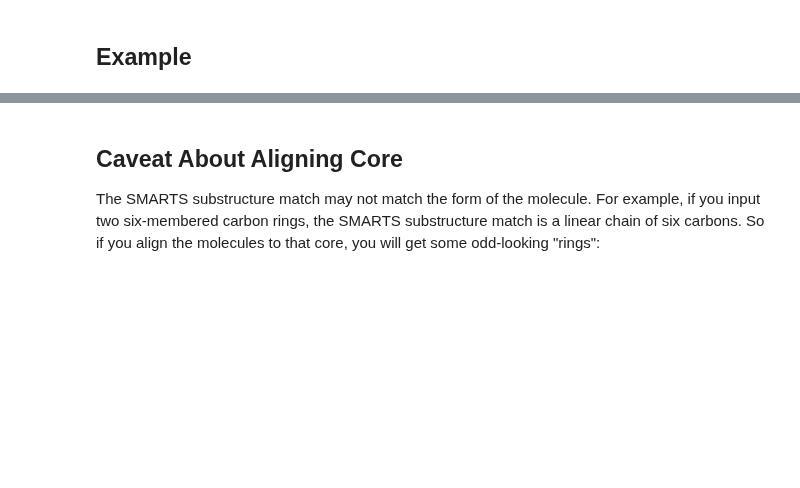
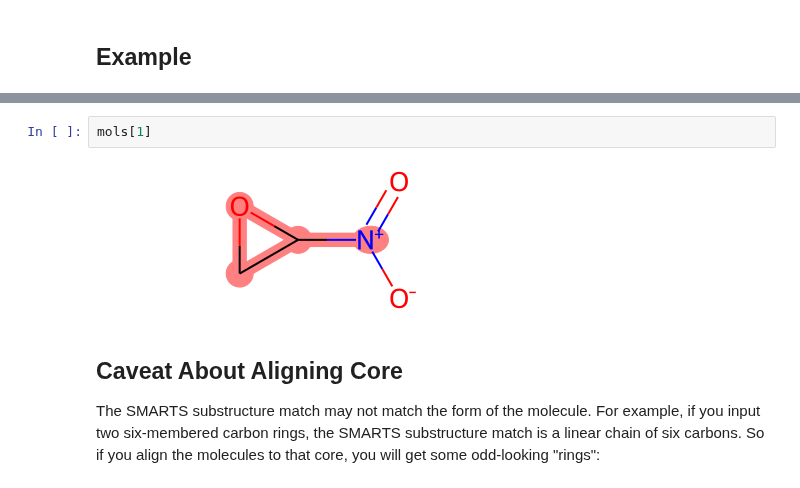
Before and after one commit to bertiewooster/RDKit-playing, a Jupyter notebook: SmilesMCStoGridImage.ipynb, the cells around one changed output, grey strips where cells are left out. Drawn from its saved outputs; the diff is of its cells as text; blank space fills up the shorter version.

```diff
--- a/SmilesMCStoGridImage.ipynb
+++ b/SmilesMCStoGridImage.ipynb
@@ -47,3 +108,7 @@ SmilesMCStoGridImage("NC1OC1", "C1OC1[N+](=O)[O-]")
+# %%
+mols[1]
+# %% [output]
+[figure, added]
 # %% [markdown]
 ## Caveat About Aligning Core
 The SMARTS substructure match may not match the form of the molecule. For example, if you input two six-membered carbon rings, the SMARTS substructure match is a linear chain of six carbons. So if you align the molecules to that core, you will get some odd-looking "rings":
```
Also changed, not shown: parts of 22 cells of this notebook.
